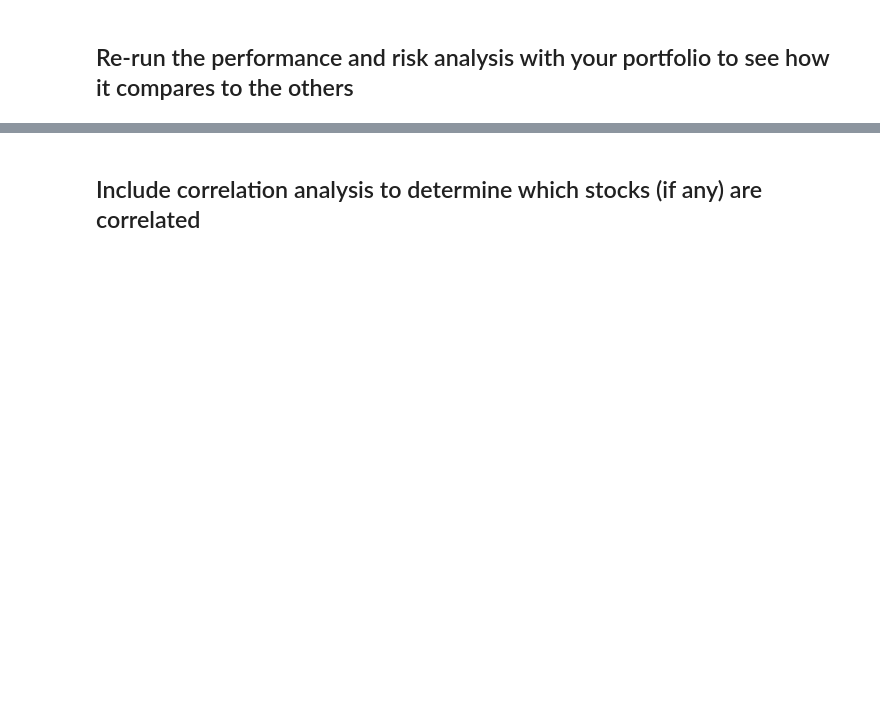
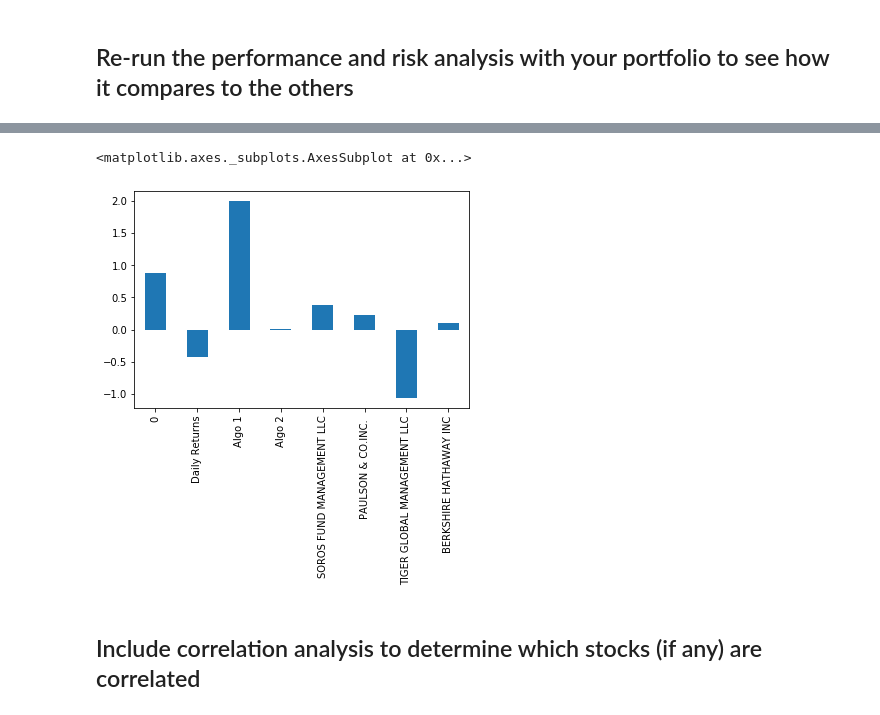
Before and after one commit to gabrieldk96/Pandas-Homework, a Jupyter notebook: Starter_Code/whale_analysis.ipynb, the cells around one changed output, grey strips where cells are left out. Cells and saved outputs as stored; diff of their text form; code cells hidden in the pictures; blank space fills up the shorter version.

```diff
--- a/Starter_Code/whale_analysis.ipynb
+++ b/Starter_Code/whale_analysis.ipynb
@@ -522,3 +570,7 @@ Length: 249, dtype: float64
 # %%
 # Annualzied Sharpe Ratios
 # YOUR CODE HERE
+my_port_std = final_conglomerate_df.std()
+Annual_Std = my_port_std*np.sqrt(252)
+Annual_Sharpe_ratios = (final_conglomerate_df.mean() * 252) / Annual_Std
+Annual_Sharpe_ratios
@@ -525,6 +587,10 @@ Length: 249, dtype: float64
 # %%
 # Visualize the sharpe ratios as a bar plot
 # YOUR CODE HERE
+Annual_Sharpe_ratios.plot.bar()
+# %% [output]
+<matplotlib.axes._subplots.AxesSubplot at 0x...>
+[figure, added]
 # %% [markdown]
 ## Include correlation analysis to determine which stocks (if any) are correlated
 # %%
```
Also changed, not shown: parts of 9 cells of this notebook.
